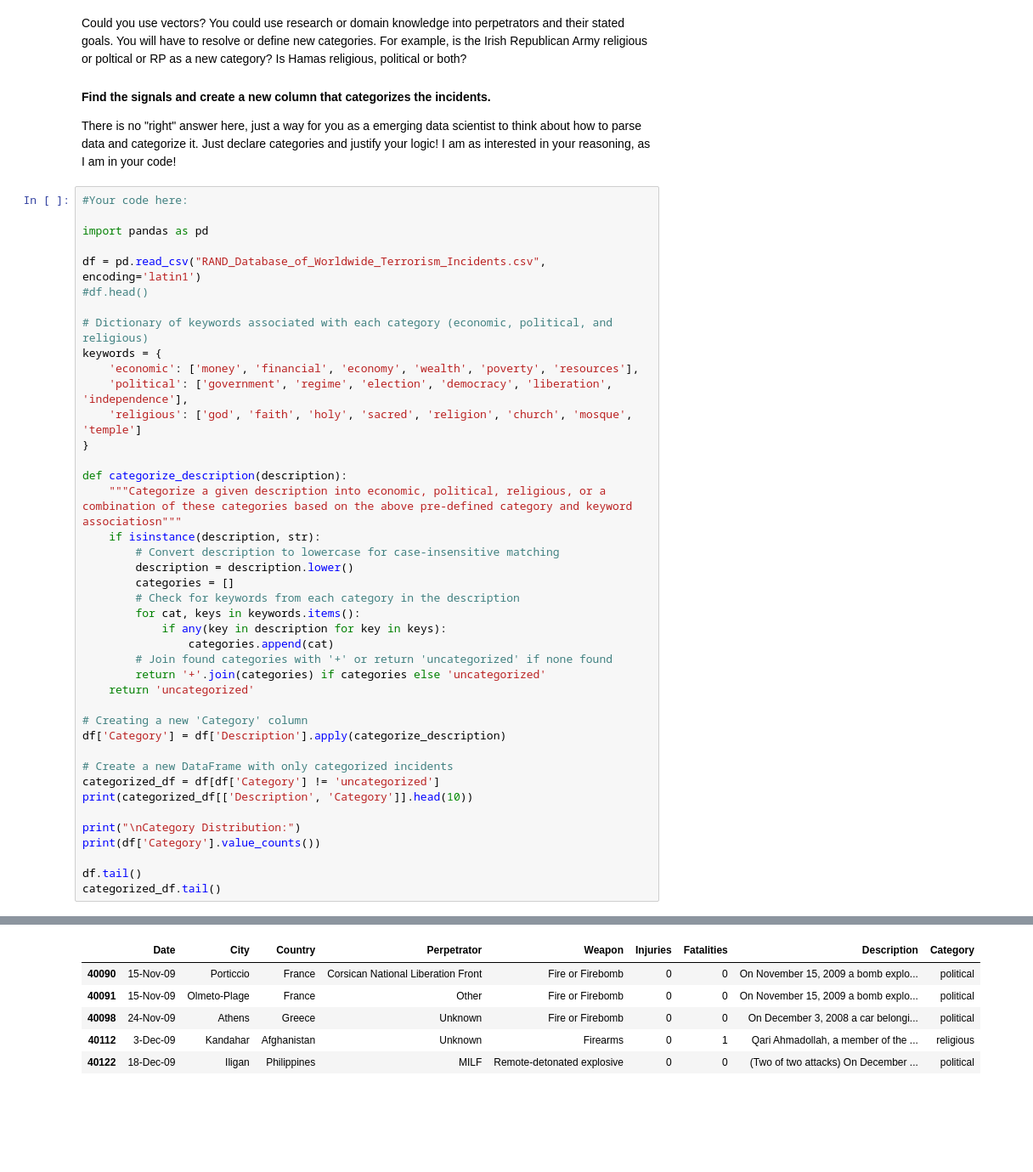
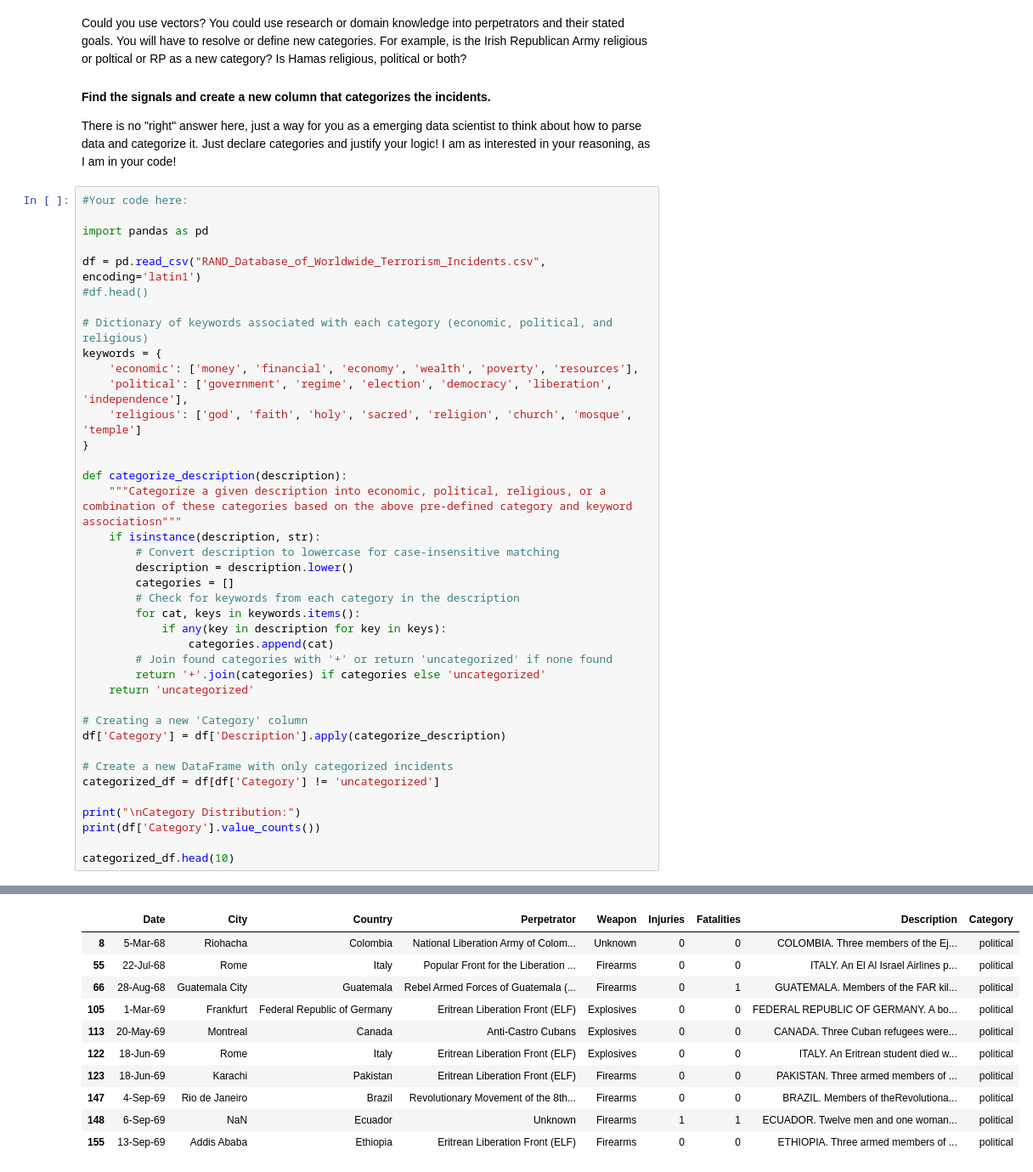
Before and after one commit to spaceongithub/Ant-s-Repository, a Jupyter notebook: Antariksh Dalal - Week 8 Homework.ipynb, the cells around one changed output, grey strips where cells are left out. Shown at 85% size. Saved outputs shown, nothing was run; the diff lists cells and outputs as text; blank space fills up the shorter version.

```diff
--- a/Antariksh Dalal - Week 8 Homework.ipynb
+++ b/Antariksh Dalal - Week 8 Homework.ipynb
@@ -258,11 +258,9 @@ df['Category'] = df['Description'].apply(categorize_description)
 
 # Create a new DataFrame with only categorized incidents
 categorized_df = df[df['Category'] != 'uncategorized']
-print(categorized_df[['Description', 'Category']].head(10))
 
 print("\nCategory Distribution:")
 print(df['Category'].value_counts())
 
-df.tail()
-categorized_df.tail()
+categorized_df.head(10)
 # %% [output]
@@ -282,10 +274,15 @@ categorized_df.tail()
 economic+political                 70
 economic+religious                  3
 economic+political+religious        2
 Name: count, dtype: int64
 |  | Date | City | Country | Perpetrator | Weapon | Injuries | Fatalities | Description | Category |
-| 40090 | 15-Nov-09 | Porticcio | France | Corsican National Liberation Front | Fire or Firebomb | 0 | 0 | On November 15, 2009 a bomb explo... | political |
-| 40091 | 15-Nov-09 | Olmeto-Plage | France | Other | Fire or Firebomb | 0 | 0 | On November 15, 2009 a bomb explo... | political |
-| 40098 | 24-Nov-09 | Athens | Greece | Unknown | Fire or Firebomb | 0 | 0 | On December 3, 2008 a car belongi... | political |
-| 40112 | 3-Dec-09 | Kandahar | Afghanistan | Unknown | Firearms | 0 | 1 | Qari Ahmadollah, a member of the ... | religious |
-| 40122 | 18-Dec-09 | Iligan | Philippines | MILF | Remote-detonated explosive | 0 | 0 | (Two of two attacks) On December ... | political |
+| 8 | 5-Mar-68 | Riohacha | Colombia | National Liberation Army of Colom... | Unknown | 0 | 0 | COLOMBIA. Three members of the Ej... | political |
+| 55 | 22-Jul-68 | Rome | Italy | Popular Front for the Liberation ... | Firearms | 0 | 0 | ITALY. An El Al Israel Airlines p... | political |
+| 66 | 28-Aug-68 | Guatemala City | Guatemala | Rebel Armed Forces of Guatemala (... | Firearms | 0 | 1 | GUATEMALA. Members of the FAR kil... | political |
+| 105 | 1-Mar-69 | Frankfurt | Federal Republic of Germany | Eritrean Liberation Front (ELF) | Explosives | 0 | 0 | FEDERAL REPUBLIC OF GERMANY. A bo... | political |
+| 113 | 20-May-69 | Montreal | Canada | Anti-Castro Cubans | Explosives | 0 | 0 | CANADA. Three Cuban refugees were... | political |
+| 122 | 18-Jun-69 | Rome | Italy | Eritrean Liberation Front (ELF) | Explosives | 0 | 0 | ITALY. An Eritrean student died w... | political |
+| 123 | 18-Jun-69 | Karachi | Pakistan | Eritrean Liberation Front (ELF) | Firearms | 0 | 0 | PAKISTAN. Three armed members of ... | political |
+| 147 | 4-Sep-69 | Rio de Janeiro | Brazil | Revolutionary Movement of the 8th... | Firearms | 0 | 0 | BRAZIL. Members of theRevolutiona... | political |
+| 148 | 6-Sep-69 | NaN | Ecuador | Unknown | Firearms | 1 | 1 | ECUADOR. Twelve men and one woman... | political |
+| 155 | 13-Sep-69 | Addis Ababa | Ethiopia | Eritrean Liberation Front (ELF) | Firearms | 0 | 0 | ETHIOPIA. Three armed members of ... | political |
```
Also changed, not shown: parts of 1 cell of this notebook.
